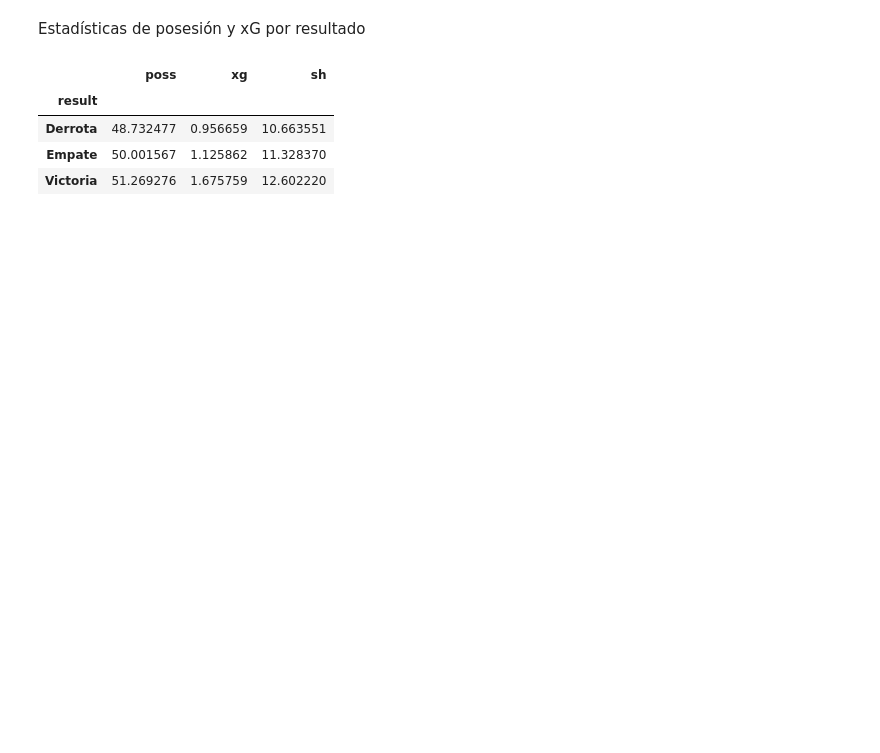
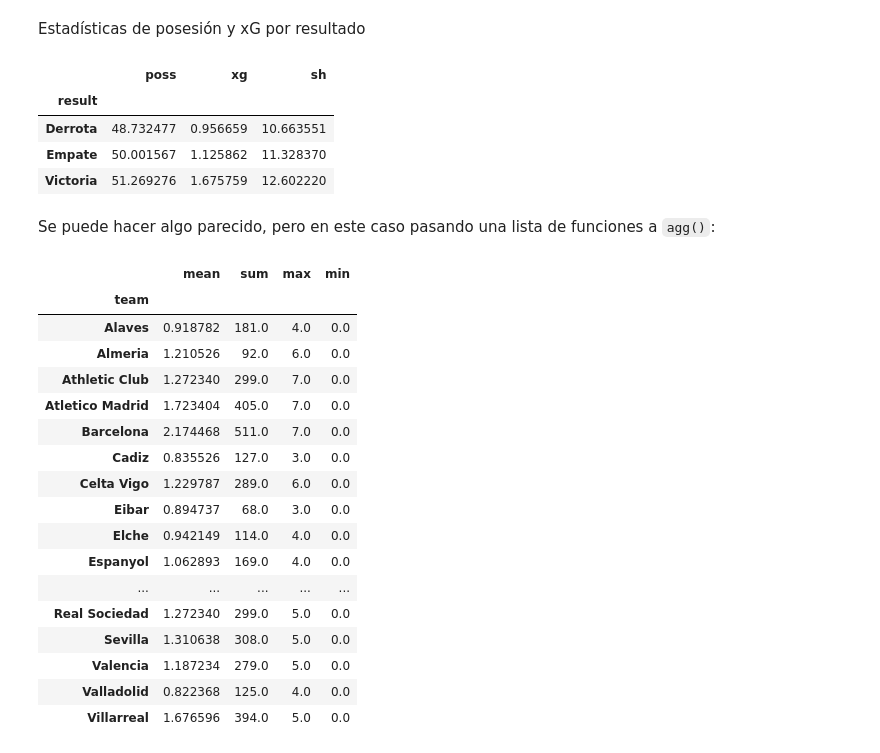
Before and after one commit to Blevins05/data-ai-summer2026, a Jupyter notebook: analysis.ipynb, the cells around one changed output. Cells and saved outputs as stored; diff of their text form; code cells hidden in the pictures; blank space fills up the shorter version.

```diff
--- a/analysis.ipynb
+++ b/analysis.ipynb
@@ -514,3 +530,26 @@ data.groupby('result')[['poss', 'xg', 'sh']].mean()
 | Derrota | 48.732477 | 0.956659 | 10.663551 |
 | Empate | 50.001567 | 1.125862 | 11.328370 |
 | Victoria | 51.269276 | 1.675759 | 12.602220 |
+# %% [markdown]
+Se puede hacer algo parecido, pero en este caso pasando una lista de funciones a `agg()`:
+# %%
+data.groupby('team')['gf'].agg(['mean', 'sum', 'max', 'min'])
+# %% [output]
+|  | mean | sum | max | min |
+| team |  |  |  |  |
+| Alaves | 0.918782 | 181.0 | 4.0 | 0.0 |
+| Almeria | 1.210526 | 92.0 | 6.0 | 0.0 |
+| Athletic Club | 1.272340 | 299.0 | 7.0 | 0.0 |
+| Atletico Madrid | 1.723404 | 405.0 | 7.0 | 0.0 |
+| Barcelona | 2.174468 | 511.0 | 7.0 | 0.0 |
+| Cadiz | 0.835526 | 127.0 | 3.0 | 0.0 |
+| Celta Vigo | 1.229787 | 289.0 | 6.0 | 0.0 |
+| Eibar | 0.894737 | 68.0 | 3.0 | 0.0 |
+| Elche | 0.942149 | 114.0 | 4.0 | 0.0 |
+| Espanyol | 1.062893 | 169.0 | 4.0 | 0.0 |
+| ... | ... | ... | ... | ... |
+| Real Sociedad | 1.272340 | 299.0 | 5.0 | 0.0 |
+| Sevilla | 1.310638 | 308.0 | 5.0 | 0.0 |
+| Valencia | 1.187234 | 279.0 | 5.0 | 0.0 |
+| Valladolid | 0.822368 | 125.0 | 4.0 | 0.0 |
+| Villarreal | 1.676596 | 394.0 | 5.0 | 0.0 |
```
Also changed, not shown: parts of 4 cells of this notebook.
